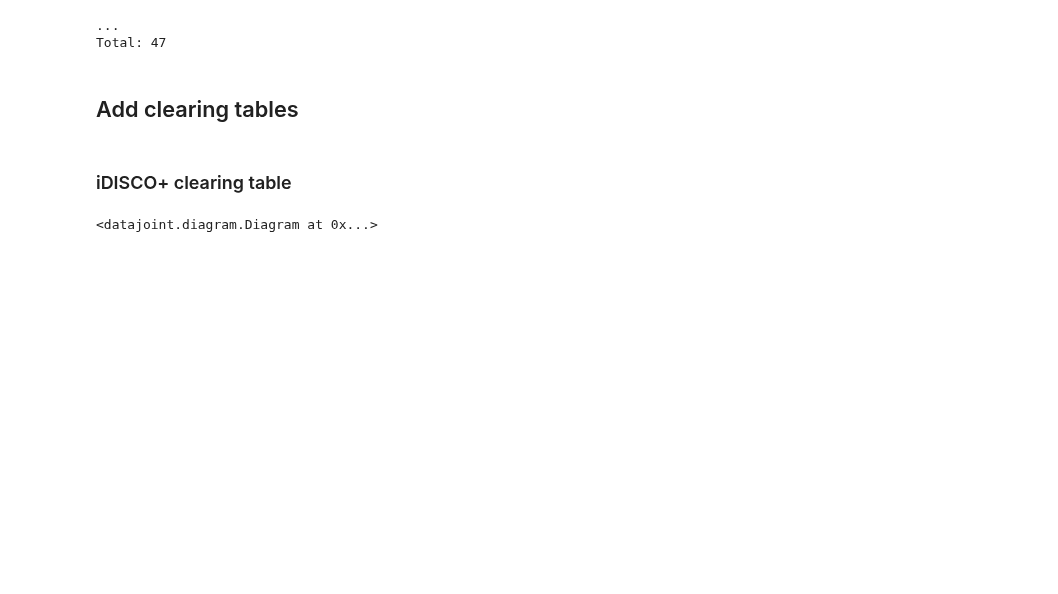
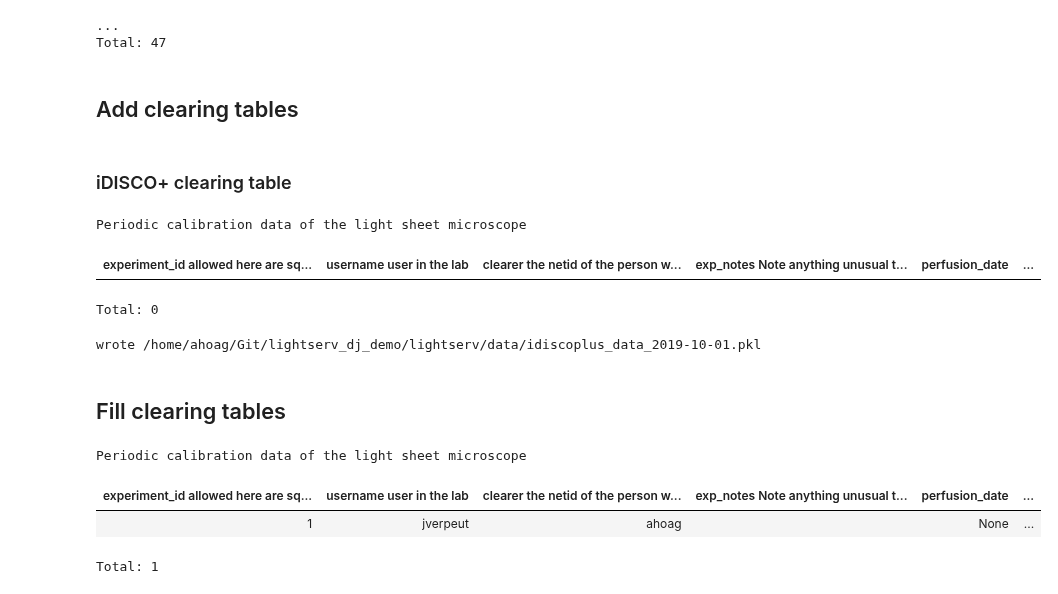
Before and after one commit to BrainCOGS/lightserv, a Jupyter notebook: notebooks/setup_datajoint.ipynb, the cells around one changed output. Cells and saved outputs as stored; diff of their text form; code cells hidden in the pictures; blank space fills up the shorter version.

Commit message:
pickle dump and load clearing data

```diff
--- a/notebooks/setup_datajoint.ipynb
+++ b/notebooks/setup_datajoint.ipynb
@@ -56,8 +52,8 @@ class Experiment(dj.Manual):
     clearing_protocol       :   enum("iDISCO+_immuno","iDISCO abbreviated clearing","iDISCO abbreviated clearing (rat)","uDISCO","iDISCO_EdU")
     clearing_progress       :   enum("incomplete","complete")
     fluorophores            :   varchar(100)
-    primary_antibody        :   varchar(100)
-    secondary_antibody      :   varchar(100)
+    antibody1               :   varchar(100)
+    antibody2               :   varchar(100)
     image_resolution        :   enum("1.3x","4x")
     cell_detection          :   tinyint
     registration            :   tinyint
@@ -444,7 +452,9 @@ class UdiscoClearing(dj.Manual): # dj.Manual is one of the 4 datajoint table typ
         time_clearing_babb_wash1 = NULL                          :   datetime
         clearing_notes = ""                                      : varchar(500)
         """
-# %%
-dj.ERD(schema)
-# %% [output]
-<datajoint.diagram.Diagram at 0x...>
+# %%
+IdiscoPlusClearing()
+# %% [output]
+Periodic calibration data of the light sheet microscope
+| experiment_id allowed here are sq... | username user in the lab | clearer the netid of the person w... | exp_notes Note anything unusual t... | perfusion_date | ... |
+Total: 0
@@ -450,0 +517,10 @@ dj.ERD(schema)
+# %%
+today = datetime.now().strftime('%Y-%m-%d')
+idiscoplus_data_file = home_dir + f'/Git/lightserv_dj_demo/lightserv/data/idiscoplus_data_{today}.pkl'
+with open(idiscoplus_data_file, 'wb') as f:
+    pickle.dump(idiscoplus_data,f)
+    print(f"wrote {idiscoplus_data_file}")
+# %% [output]
+wrote /home/ahoag/Git/lightserv_dj_demo/lightserv/data/idiscoplus_data_2019-10-01.pkl
+# %% [markdown]
+## Fill clearing tables
@@ -450,0 +539,7 @@ dj.ERD(schema)
+# %%
+IdiscoPlusClearing()
+# %% [output]
+Periodic calibration data of the light sheet microscope
+| experiment_id allowed here are sq... | username user in the lab | clearer the netid of the person w... | exp_notes Note anything unusual t... | perfusion_date | ... |
+| 1 | jverpeut | ahoag |  | None | ... |
+Total: 1
```
Also changed, not shown: parts of 19 cells of this notebook.
